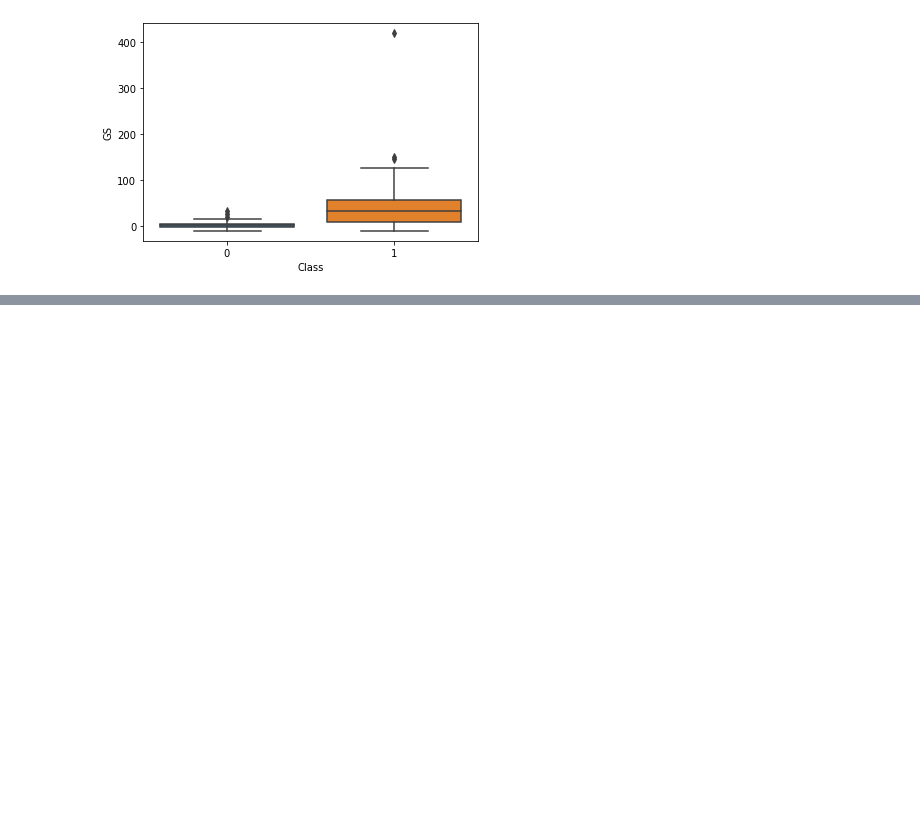
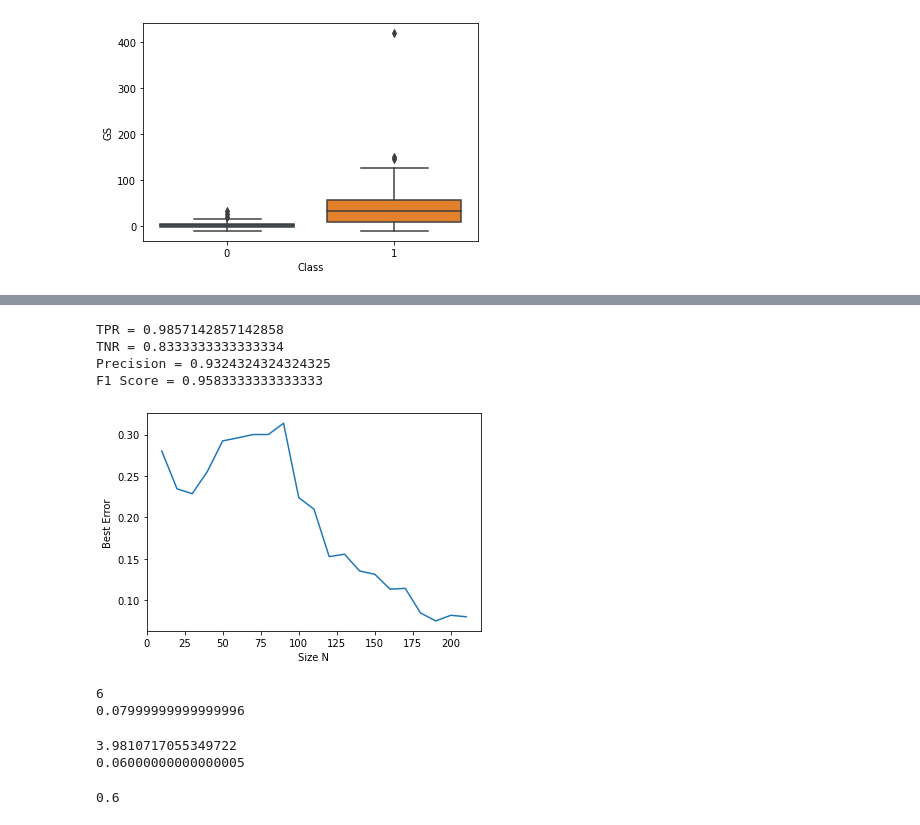
Before and after one commit to ethandingsc/EE559, a Jupyter notebook: Homework 1 Data/HW1.ipynb, the cells around one changed output, grey strips where cells are left out. Drawn from its saved outputs; the diff is of its cells as text; code cells hidden in the pictures; blank space fills up the shorter version.

```diff
--- a/Homework 1 Data/HW1.ipynb
+++ b/Homework 1 Data/HW1.ipynb
@@ -78,0 +151,18 @@ test_df = pd.concat([
+# %%
+TN, FP, FN, TP = cm.ravel()
+
+TPR = TP / (TP + FN)
+TNR = TN / (TN + FP)
+precision = TP / (TP + FP)
+
+F1 = 2 * precision * TPR / (precision + TPR)
+
+print("TPR =", TPR)
+print("TNR =", TNR)
+print("Precision =", precision)
+print("F1 Score =", F1)
+# %% [output]
+TPR = 0.9857142857142858
+TNR = 0.8333333333333334
+Precision = 0.9324324324324325
+F1 Score = 0.9583333333333333
@@ -78,0 +199,9 @@ test_df = pd.concat([
+# %%
+plt.plot(range(10, 211, 10), best_test_errors)
+
+plt.xlabel("Size N")
+plt.ylabel("Best Error")
+
+plt.show()
+# %% [output]
+[figure, added]
@@ -78,0 +226,51 @@ test_df = pd.concat([
+# %%
+k_values = list(range(1, 197, 5))
+
+best_error = min(test_errors)
+index = test_errors.index(best_error)
+k_star = k_values[index]
+
+
+k_minkowski = k_star
+best_error_minkowski = best_error
+
+print(k_star)
+print(best_error)
+# %% [output]
+6
+0.07999999999999996
+# %%
+best_p = None
+best_error = 1
+
+for exponent in [0.1,0.2,0.3,0.4,0.5,0.6,0.7,0.8,0.9,1]:
+
+    p = 10**exponent
+
+    knn = KNeighborsClassifier(
+        n_neighbors=k_star,
+        metric="minkowski",
+        p=p
+    )
+
+    knn.fit(X_train, Y_train)
+
+    Y_testout = knn.predict(X_test)
+
+    error = 1 - accuracy_score(Y_test, Y_testout)
+
+    if error < best_error:
+        best_error = error
+        best_p = p
+
+print(best_p)
+print(best_error)
+# %% [output]
+3.9810717055349722
+0.06000000000000005
+# %%
+import math
+
+print(math.log10(best_p))
+# %% [output]
+0.6
```
Also changed, not shown: parts of 14 cells of this notebook.
